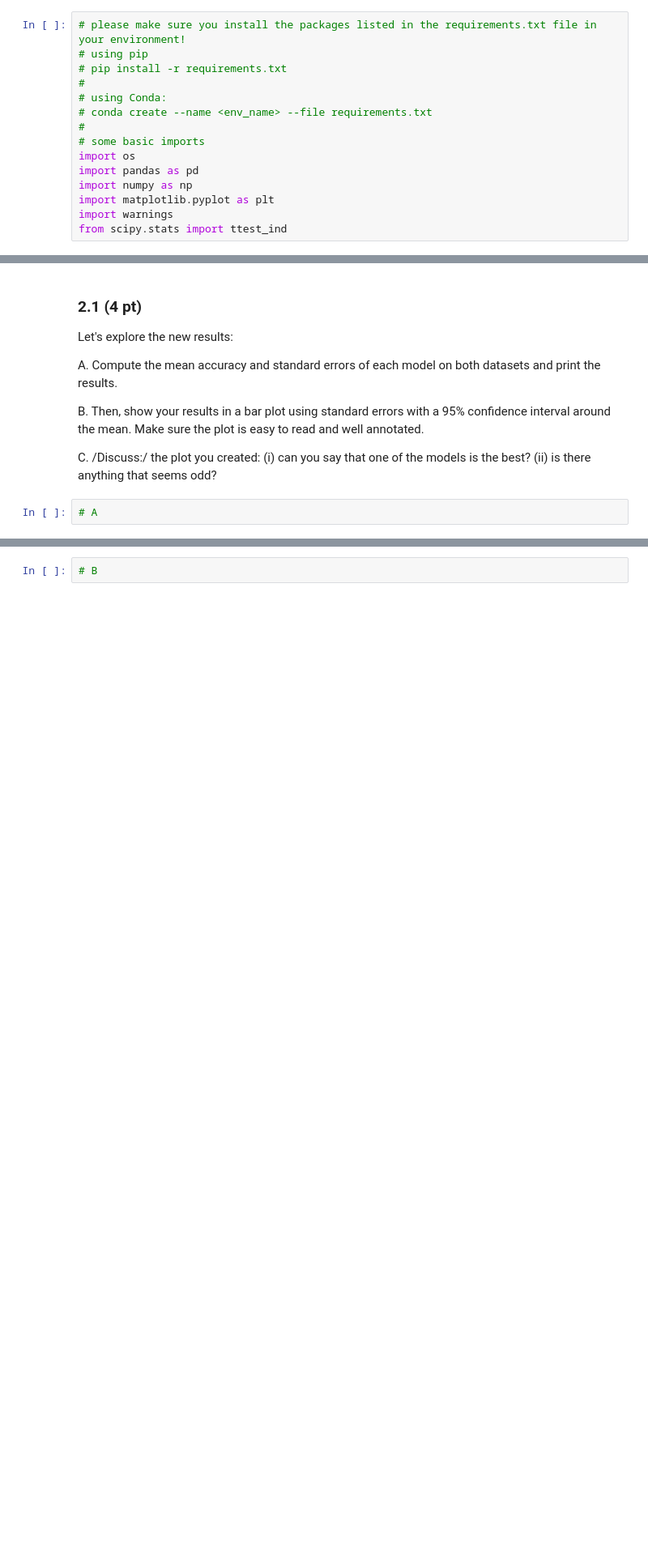
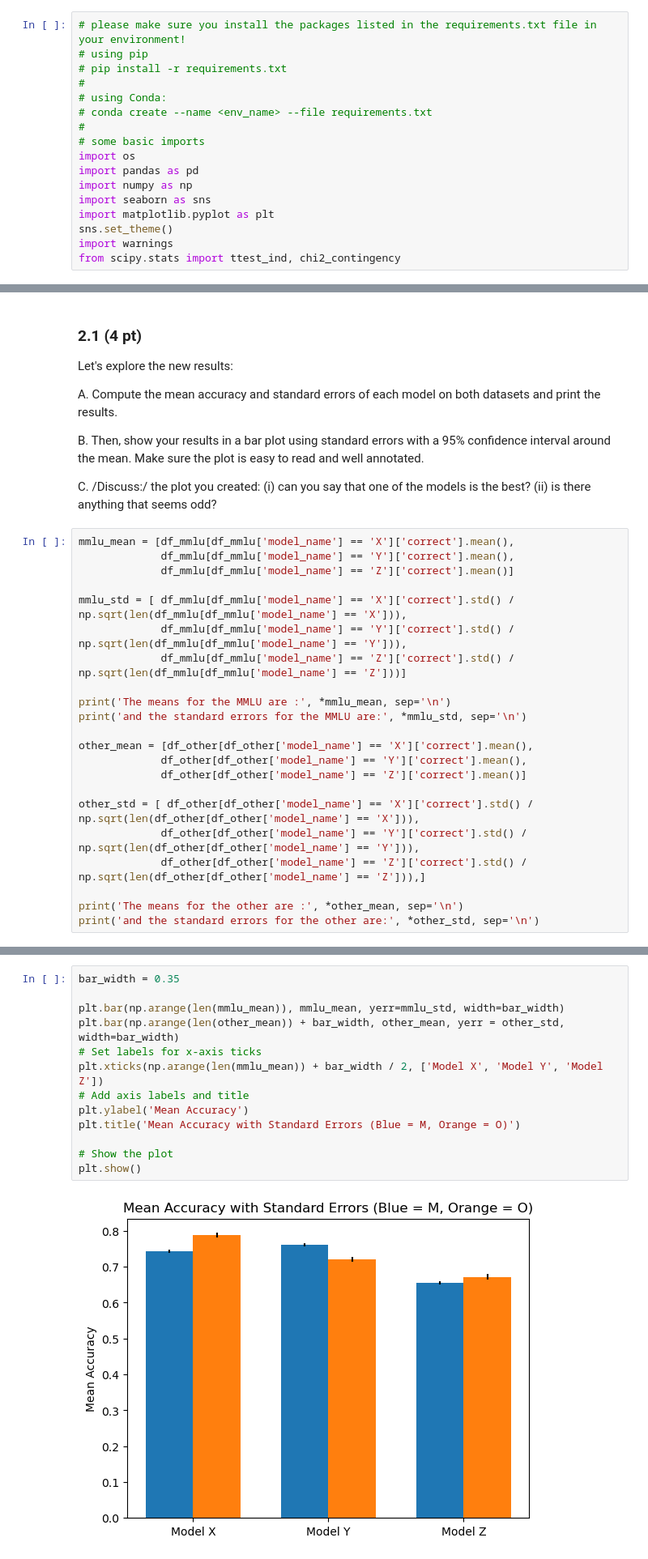
Before and after one commit to kilianwan/2024, a Jupyter notebook: Homework/01_PROJECT_NEUTRALITY/analysis.ipynb, the cells around one changed output, grey strips where cells are left out. Shown at 81% size. Saved outputs shown, nothing was run; the diff lists cells and outputs as text; blank space fills up the shorter version.

```diff
--- a/Homework/01_PROJECT_NEUTRALITY/analysis.ipynb
+++ b/Homework/01_PROJECT_NEUTRALITY/analysis.ipynb
@@ -89,9 +89,11 @@ This assignment is divided into three tasks, each of which should bring you a st
 import os
 import pandas as pd
 import numpy as np
+import seaborn as sns
 import matplotlib.pyplot as plt
+sns.set_theme()
 import warnings
-from scipy.stats import ttest_ind
+from scipy.stats import ttest_ind, chi2_contingency
 # %% [markdown]
 ## Task 1 (18 points): What's in an average anyway?
 
@@ -296,4 +387,24 @@ B. Then, show your results in a bar plot using standard errors with a 95% confid
 
 C. /Discuss:/ the plot you created: (i) can you say that one of the models is the best? (ii) is there anything that seems odd?
 # %%
-# A
+mmlu_mean = [df_mmlu[df_mmlu['model_name'] == 'X']['correct'].mean(),
+             df_mmlu[df_mmlu['model_name'] == 'Y']['correct'].mean(),
+             df_mmlu[df_mmlu['model_name'] == 'Z']['correct'].mean()]
+
+mmlu_std = [ df_mmlu[df_mmlu['model_name'] == 'X']['correct'].std() / np.sqrt(len(df_mmlu[df_mmlu['model_name'] == 'X'])),
+             df_mmlu[df_mmlu['model_name'] == 'Y']['correct'].std() / np.sqrt(len(df_mmlu[df_mmlu['model_name'] == 'Y'])),
+             df_mmlu[df_mmlu['model_name'] == 'Z']['correct'].std() / np.sqrt(len(df_mmlu[df_mmlu['model_name'] == 'Z']))]
+
+print('The means for the MMLU are :', *mmlu_mean, sep='\n')
+print('and the standard errors for the MMLU are:', *mmlu_std, sep='\n')
+
+other_mean = [df_other[df_other['model_name'] == 'X']['correct'].mean(),
+             df_other[df_other['model_name'] == 'Y']['correct'].mean(),
+             df_other[df_other['model_name'] == 'Z']['correct'].mean()]
+
+other_std = [ df_other[df_other['model_name'] == 'X']['correct'].std() / np.sqrt(len(df_other[df_other['model_name'] == 'X'])),
+             df_other[df_other['model_name'] == 'Y']['correct'].std() / np.sqrt(len(df_other[df_other['model_name'] == 'Y'])),
+             df_other[df_other['model_name'] == 'Z']['correct'].std() / np.sqrt(len(df_other[df_other['model_name'] == 'Z'])),]
+
+print('The means for the other are :', *other_mean, sep='\n')
+print('and the standard errors for the other are:', *other_std, sep='\n')
@@ -300,4 +428,17 @@ C. /Discuss:/ the plot you created: (i) can you say that one of the models is th
 # %%
-# B
+bar_width = 0.35
+
+plt.bar(np.arange(len(mmlu_mean)), mmlu_mean, yerr=mmlu_std, width=bar_width)
+plt.bar(np.arange(len(other_mean)) + bar_width, other_mean, yerr = other_std, width=bar_width)
+# Set labels for x-axis ticks
+plt.xticks(np.arange(len(mmlu_mean)) + bar_width / 2, ['Model X', 'Model Y', 'Model Z'])
+# Add axis labels and title
+plt.ylabel('Mean Accuracy')
+plt.title('Mean Accuracy with Standard Errors (Blue = M, Orange = O)')
+
+# Show the plot
+plt.show()
+# %% [output]
+[figure, added]
 # %% [markdown]
 C. /Discuss:/
```
Also changed, not shown: parts of 22 cells of this notebook.
